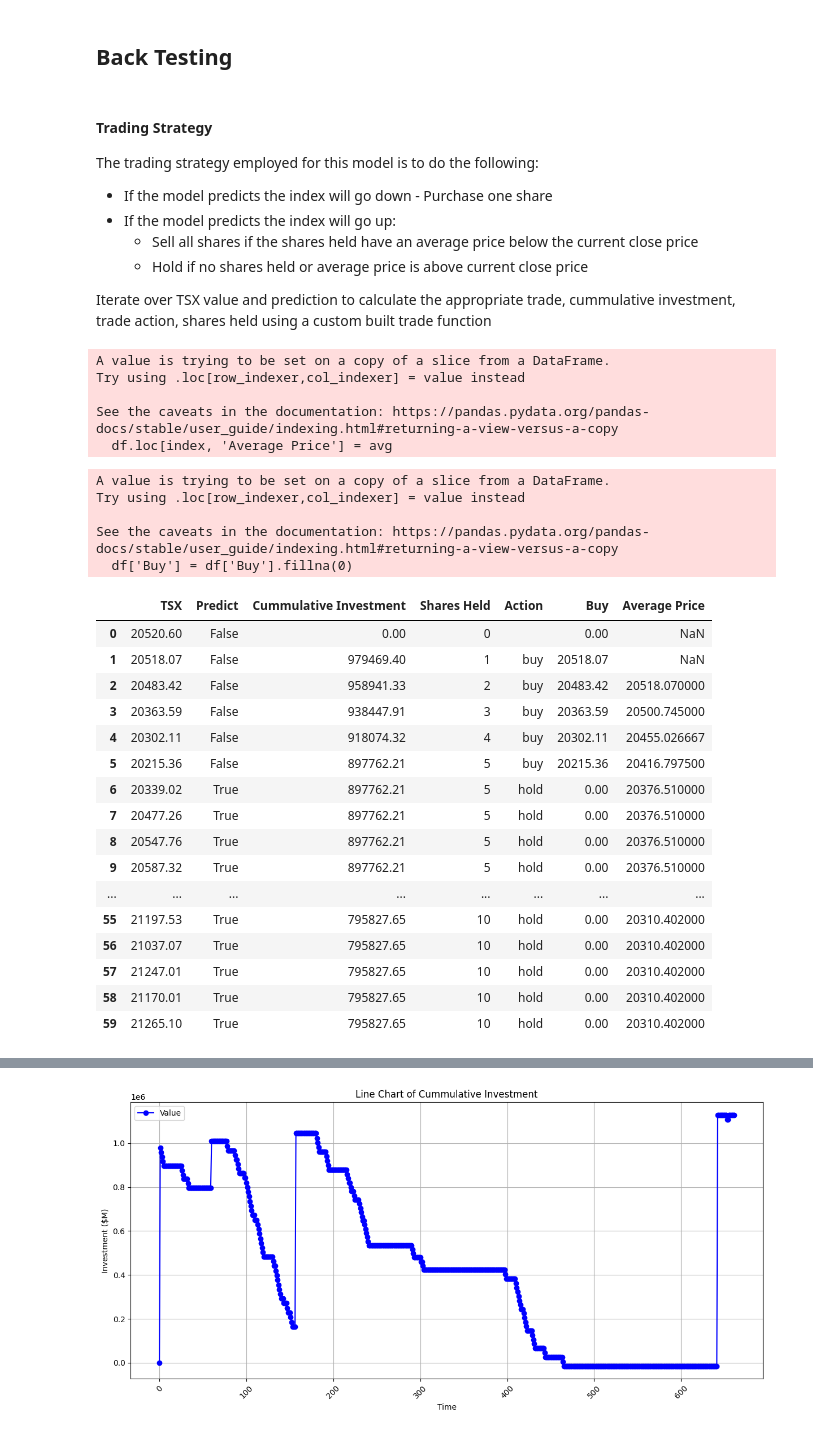
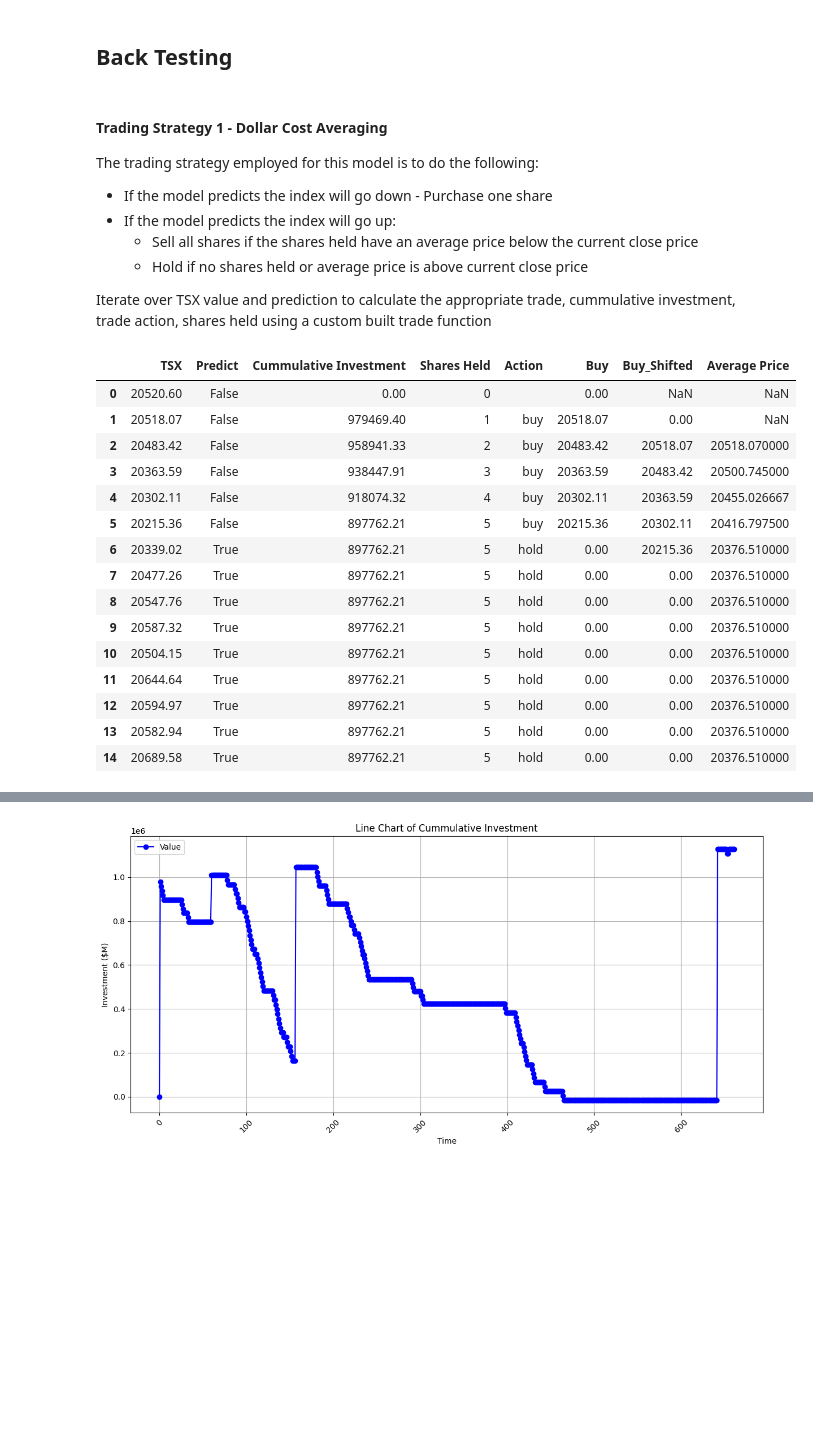
Before and after one commit to kennethpwall1/LHL-Final-Final-Project-Stock-Price-Prediction, a Jupyter notebook: notebooks/5 - back_testingLogReg.ipynb, the cells around one changed output, grey strips where cells are left out. Drawn from its saved outputs; the diff is of its cells as text; code cells hidden in the pictures; blank space fills up the shorter version.

```diff
--- a/notebooks/5 - back_testingLogReg.ipynb
+++ b/notebooks/5 - back_testingLogReg.ipynb
@@ -81,7 +56,7 @@ See the caveats in the documentation: https://pandas.pydata.org/pandas-docs/stab
 # %% [markdown]
 ## Back Testing
 # %% [markdown]
-#### Trading Strategy
+#### Trading Strategy 1 - Dollar Cost Averaging
 <p>The trading strategy employed for this model is to do the following:</p>
 
 - If the model predicts the index will go down - Purchase one share
@@ -89,54 +64,37 @@ See the caveats in the documentation: https://pandas.pydata.org/pandas-docs/stab
     - Sell all shares if the shares held have an average price below the current close price
     - Hold if no shares held or average price is above current close price
 
-
-
 <p>Iterate over TSX value and prediction to calculate the appropriate trade, cummulative investment, trade action, shares held using a custom built trade function</p>
 # %%
 for index, row in df.iterrows():
     if index > 0:  # Ensure there is a prior row
         open = df.loc[index - 1, 'TSX']
-        investment, shares, action, avg = trade(open, row['TSX'], index, df, shares, investment, row['Predict'], expected_return)
+        investment, shares, action, avg = trade_DCA(open, row['TSX'], index, df, shares, investment, row['Predict'], expected_return)
         df.loc[index, 'Cummulative Investment'] = investment
         df.loc[index, 'Shares Held'] = shares
         df.loc[index, 'Action'] = action
         df.loc[index, 'Average Price'] = avg
         if action == 'buy':
             df.loc[index, 'Buy'] = row['TSX']
-# %% [output]
-A value is trying to be set on a copy of a slice from a DataFrame.
-Try using .loc[row_indexer,col_indexer] = value instead
-
-See the caveats in the documentation: https://pandas.pydata.org/pandas-docs/stable/user_guide/indexing.html#returning-a-view-versus-a-copy
-  df.loc[index, 'Average Price'] = avg
-# %%
-df['Buy'] = df['Buy'].fillna(0)
-# %% [output]
-A value is trying to be set on a copy of a slice from a DataFrame.
-Try using .loc[row_indexer,col_indexer] = value instead
-
-See the caveats in the documentation: https://pandas.pydata.org/pandas-docs/stable/user_guide/indexing.html#returning-a-view-versus-a-copy
-  df['Buy'] = df['Buy'].fillna(0)
-# %%
-df.head(60) # ensure that the trade function is calclating everything correctly. All Good!!
-# %% [output]
-|  | TSX | Predict | Cummulative Investment | Shares Held | Action | Buy | Average Price |
-| 0 | 20520.60 | False | 0.00 | 0 |  | 0.00 | NaN |
-| 1 | 20518.07 | False | 979469.40 | 1 | buy | 20518.07 | NaN |
-| 2 | 20483.42 | False | 958941.33 | 2 | buy | 20483.42 | 20518.070000 |
-| 3 | 20363.59 | False | 938447.91 | 3 | buy | 20363.59 | 20500.745000 |
-| 4 | 20302.11 | False | 918074.32 | 4 | buy | 20302.11 | 20455.026667 |
-| 5 | 20215.36 | False | 897762.21 | 5 | buy | 20215.36 | 20416.797500 |
-| 6 | 20339.02 | True | 897762.21 | 5 | hold | 0.00 | 20376.510000 |
-| 7 | 20477.26 | True | 897762.21 | 5 | hold | 0.00 | 20376.510000 |
-| 8 | 20547.76 | True | 897762.21 | 5 | hold | 0.00 | 20376.510000 |
-| 9 | 20587.32 | True | 897762.21 | 5 | hold | 0.00 | 20376.510000 |
-| ... | ... | ... | ... | ... | ... | ... | ... |
-| 55 | 21197.53 | True | 795827.65 | 10 | hold | 0.00 | 20310.402000 |
-| 56 | 21037.07 | True | 795827.65 | 10 | hold | 0.00 | 20310.402000 |
-| 57 | 21247.01 | True | 795827.65 | 10 | hold | 0.00 | 20310.402000 |
-| 58 | 21170.01 | True | 795827.65 | 10 | hold | 0.00 | 20310.402000 |
-| 59 | 21265.10 | True | 795827.65 | 10 | hold | 0.00 | 20310.402000 |
+# %%
+df.head(15)
+# %% [output]
+|  | TSX | Predict | Cummulative Investment | Shares Held | Action | Buy | Buy_Shifted | Average Price |
+| 0 | 20520.60 | False | 0.00 | 0 |  | 0.00 | NaN | NaN |
+| 1 | 20518.07 | False | 979469.40 | 1 | buy | 20518.07 | 0.00 | NaN |
+| 2 | 20483.42 | False | 958941.33 | 2 | buy | 20483.42 | 20518.07 | 20518.070000 |
+| 3 | 20363.59 | False | 938447.91 | 3 | buy | 20363.59 | 20483.42 | 20500.745000 |
+| 4 | 20302.11 | False | 918074.32 | 4 | buy | 20302.11 | 20363.59 | 20455.026667 |
+| 5 | 20215.36 | False | 897762.21 | 5 | buy | 20215.36 | 20302.11 | 20416.797500 |
+| 6 | 20339.02 | True | 897762.21 | 5 | hold | 0.00 | 20215.36 | 20376.510000 |
+| 7 | 20477.26 | True | 897762.21 | 5 | hold | 0.00 | 0.00 | 20376.510000 |
+| 8 | 20547.76 | True | 897762.21 | 5 | hold | 0.00 | 0.00 | 20376.510000 |
+| 9 | 20587.32 | True | 897762.21 | 5 | hold | 0.00 | 0.00 | 20376.510000 |
+| 10 | 20504.15 | True | 897762.21 | 5 | hold | 0.00 | 0.00 | 20376.510000 |
+| 11 | 20644.64 | True | 897762.21 | 5 | hold | 0.00 | 0.00 | 20376.510000 |
+| 12 | 20594.97 | True | 897762.21 | 5 | hold | 0.00 | 0.00 | 20376.510000 |
+| 13 | 20582.94 | True | 897762.21 | 5 | hold | 0.00 | 0.00 | 20376.510000 |
+| 14 | 20689.58 | True | 897762.21 | 5 | hold | 0.00 | 0.00 | 20376.510000 |
 # %%
 num_trading_days = 252
 num_days_test_set = df.shape[0]
```
Also changed, not shown: parts of 13 cells of this notebook, 9 other files.
